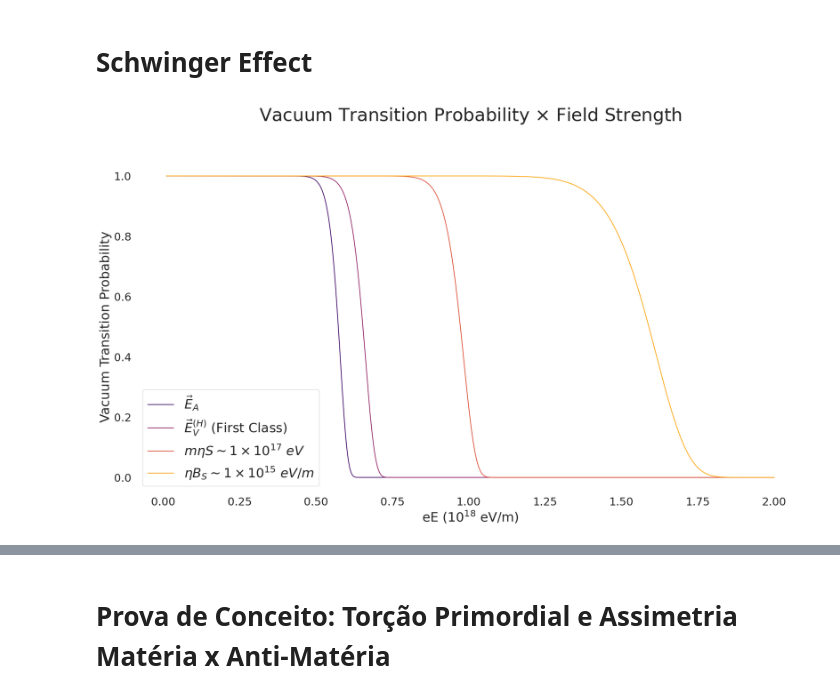
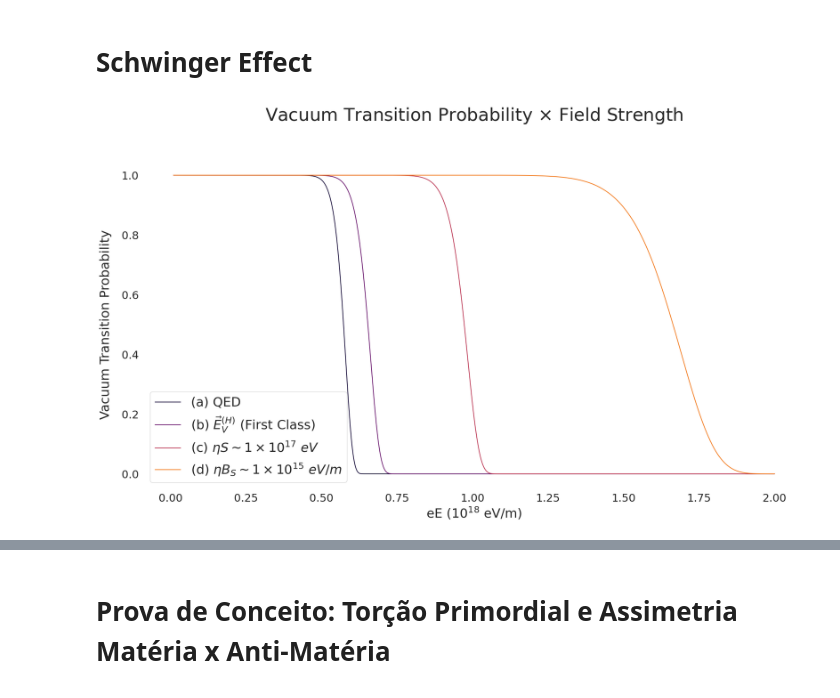
Before and after one commit to 8stringtheorist/Schwinger-Effect, a Jupyter notebook: schwingereffect.ipynb, the cells around one changed output, grey strips where cells are left out. Cells and saved outputs as stored; diff of their text form; code cells hidden in the pictures.

```diff
--- a/schwingereffect.ipynb
+++ b/schwingereffect.ipynb
@@ -35,7 +35,7 @@ def zetadyn(nB,m2,m2s2,eE,n):
       return termo
   else:
     while k < n:
-      termo = termo + (((-1.0)**k)/(k*np.sinh(np.sqrt(137.0)*np.pi*k*nB/(2.0*c*h*eE))))*np.cos(k*np.pi*np.sqrt(1.0 - 137.0*c*c*4.0*m2s2/(4.0*h2*eE*eE)))*np.cos(np.sqrt(137.0/4.0)*c*k*np.pi*(nB/eE)*np.sqrt(1.0 - 137.0*c*c*4.0*m2s2/(4.0*h2*eE*eE)))*np.exp(-np.sqrt(137.0)*np.pi*k*m2/(2.0*c*h*eE))
+      termo = termo + (((-1.0)**k)/(k))*(1/np.tanh(np.sqrt(137.0)*np.pi*k*nB/(2.0*c*h*eE)))*np.cos(np.sqrt(137.0/4.0)*c*k*np.pi*np.sqrt(1.0 - 137.0*(nB*nB + c*c*4.0*m2s2)/(8.0*h2*c*c*eE*eE)))*np.exp(-np.sqrt(137.0)*np.pi*k*m2/(2.0*c*h*eE))
       k = k+1
     return termo
 
@@ -74,37 +74,37 @@ bigm2S2 = 1e-20
 prob = [] # Probabilidade para o Campo Elétrico
 probSconst = [] # Probabilidade para vetor axial constante
 probSdyn = [] # Probabilidade para vetor axial dinâmico
 ProbbigS = [] # Probabilidade para vetor axial 'forte'
 probOne = [] # Probabilidade para Hessiano da primeira classe
 for k in range(len(eE)):
   j = eE[k]
   j2 = eE2[k]
   G = np.exp((-(TV*j*j*pot2)/(c*h2*pi2*137.0))*(spence(1.0-np.exp(-np.sqrt(np.pi)*melec2/(np.sqrt(4.0/137.0)*c*h*j*pot))))) # Taxa de produção de pares
   prob.append(G) # Anexa a probabilidade para um dado j
   GSconst = np.exp((-(TV*j*j*pot2)/(c*h2*pi2*137.0))*zetaconst(melec2,m2s2,j*pot,2)) # Taxa de produção de pares
   probSconst.append(GSconst) # Anexa a probabilidade para um dado j
   GSdyn = np.exp((-(TV*j*nB*pot2)/(c*h*np.pi*137.0))*zetadyn(nB,melec2,bigm2S2,j*pot,2))
   probSdyn.append(GSdyn)
   GOne = np.exp(((TV*j*pot)/(8.0*137*c*h2*pi2))*(melec2*np.log(1.0 - np.exp(-np.sqrt(np.pi)*melec2/(np.sqrt(4.0/137.0)*c*h*j*pot))) - (j*pot/np.pi)*spence(1.0-np.exp(-np.sqrt(np.pi)*melec2/(np.sqrt(4.0/137.0)*c*h*j*pot)))))#zetaOne(melec2,j*potc1,5)))
   probOne.append(GOne)
   #GSbig = np.exp((-(TV*j*nBdom*pot)/(c*h*np.pi*137.0))*zetabig(melec2,nBdom,j*pot,2))
   #ProbbigS.append(GSbig)
 
 # Gera o gráfico
 plt.figure(1, figsize=(24,12))
 cmap = plt.get_cmap('inferno') # pick viridis, cividis, plasma or inferno
-colors = [cmap(0.2), cmap(0.4), cmap(0.6), cmap(0.8)]
-plt.plot(eE, prob, label={r'$\vec{E}_A$'}, color=colors[0])#'orange')
-plt.plot(eE, probOne, label=(r'$\vec{E}_V^{(H)}$ (First Class)'), color=colors[1])#
-plt.plot(eE, probSconst, label=(r'$m \eta S \sim 1\times10^{17} \ eV$'), color=colors[2])#'green')
-plt.plot(eE, probSdyn, label=(r'$\eta B_S \sim 1\times10^{15} \ eV/m$'), color=colors[3])#'blue')
+colors = [cmap(0.1), cmap(0.3), cmap(0.5), cmap(0.7)]
+plt.plot(eE, prob, label={r'(a) QED'}, color=colors[0])#'orange')
+plt.plot(eE, probOne, label=(r'(b) $\vec{E}_V^{(H)}$ (First Class)'), color=colors[1])#
+plt.plot(eE, probSconst, label=(r'(c) $\eta S \sim 1\times10^{17} \ eV$'), color=colors[2])#'green')
+plt.plot(eE, probSdyn, label=(r'(d) $\eta B_S \sim 1\times10^{15} \ eV/m$'), color=colors[3])#'blue')
 #plt.plot(eE, ProbbigS, label=(r'$B_S = 10\times10^{18} eV/m$'))
 plt.legend(loc='lower left', fontsize=26)
 plt.title(r'Vacuum Transition Probability $\times$ Field Strength', fontsize=36, pad=80)
 plt.xlabel(r'eE ($10^{18}$ eV/m)', fontsize=26)
-plt.ylabel(r'Vacuum Transition Probability', fontsize=26)
+plt.ylabel(r'Vacuum Transition Probability', fontsize=26, labelpad=20)
 plt.xticks(fontsize = 22)
 plt.yticks(fontsize = 22)
 plt.show()
 # %% [output]
-[figure, old version]
+[figure, new version]
```
Also changed, not shown: parts of 1 cell of this notebook.
